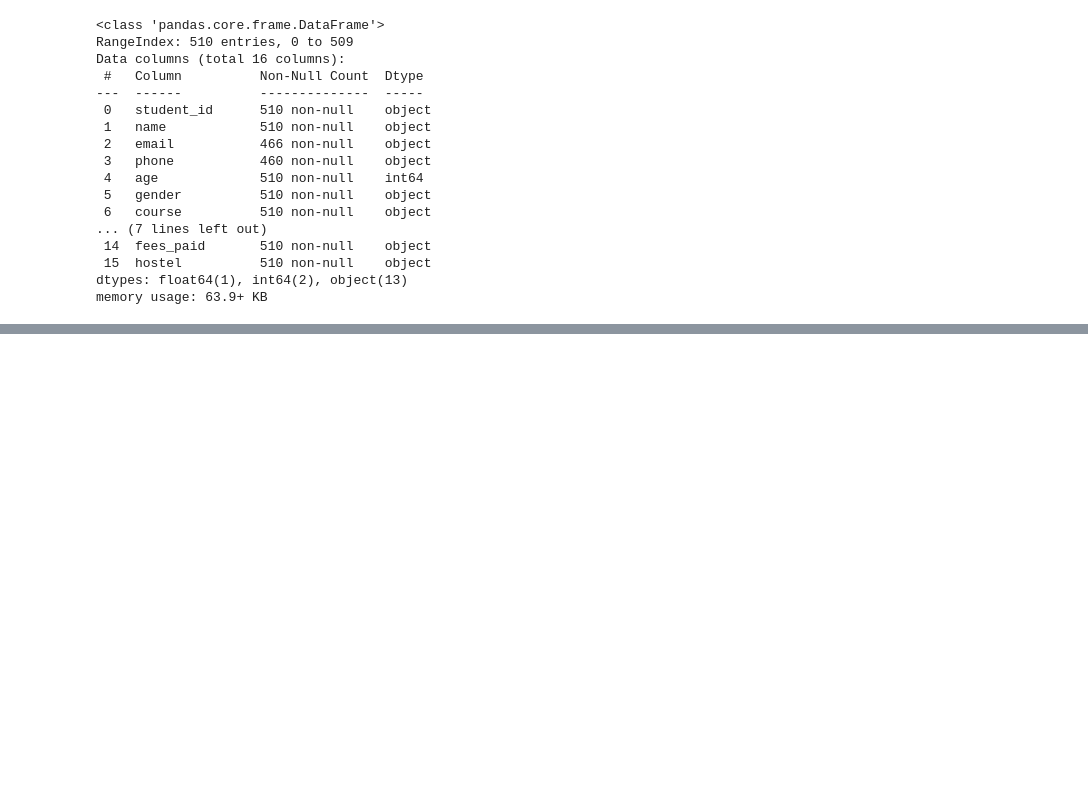
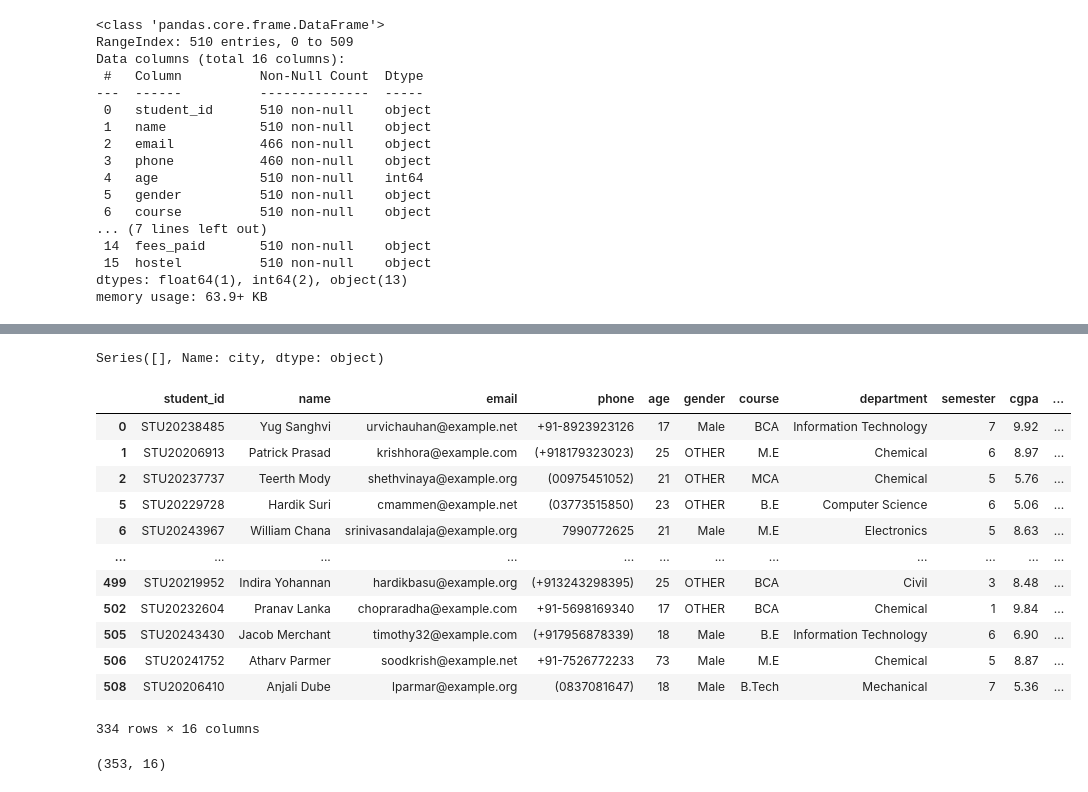
Before and after one commit to MR-pavan-patil/Pavan-Main-datascince, a Jupyter notebook: GPT LEARN/indain_college_messy.ipynb, the cells around one changed output, grey strips where cells are left out. Drawn from its saved outputs; the diff is of its cells as text; code cells hidden in the pictures; blank space fills up the shorter version.

Commit message:
one data set cleaned and saved

```diff
--- a/GPT LEARN/indain_college_messy.ipynb
+++ b/GPT LEARN/indain_college_messy.ipynb
@@ -396,0 +635,13 @@ memory usage: 63.9+ KB
+# %%
+def clean_attendance(att):
+    if pd.isna(att):
+        return att
+    # Convert to string and remove % if present
+    att_str = str(att).replace('%', '').strip()
+    # Convert to float
+    att_value = float(att_str)
+    # Cap at 100
+    if att_value > 100:
+        att_value = 100.0
+    # Round to 1 decimal
+    return round(att_value, 1)
@@ -396,0 +666,2 @@ memory usage: 63.9+ KB
+# %%
+df['attendance'] = df['attendance'].apply(clean_attendance)
@@ -396,0 +714,2 @@ memory usage: 63.9+ KB
+# %%
+df["attendance"]=df["attendance"].fillna(0.0)
@@ -396,0 +760,26 @@ memory usage: 63.9+ KB
+# %%
+df["city"].mode()
+# %% [output]
+Series([], Name: city, dtype: object)
+# %%
+df=df.dropna()
+# %%
+df
+# %% [output]
+|  | student_id | name | email | phone | age | gender | course | department | semester | cgpa | ... |
+| 0 | STU20238485 | Yug Sanghvi | urvichauhan@example.net | +91-8923923126 | 17 | Male | BCA | Information Technology | 7 | 9.92 | ... |
+| 1 | STU20206913 | Patrick Prasad | krishhora@example.com | (+918179323023) | 25 | OTHER | M.E | Chemical | 6 | 8.97 | ... |
+| 2 | STU20237737 | Teerth Mody | shethvinaya@example.org | (00975451052) | 21 | OTHER | MCA | Chemical | 5 | 5.76 | ... |
+| 5 | STU20229728 | Hardik Suri | cmammen@example.net | (03773515850) | 23 | OTHER | B.E | Computer Science | 6 | 5.06 | ... |
+| 6 | STU20243967 | William Chana | srinivasandalaja@example.org | 7990772625 | 21 | Male | M.E | Electronics | 5 | 8.63 | ... |
+| ... | ... | ... | ... | ... | ... | ... | ... | ... | ... | ... | ... |
+| 499 | STU20219952 | Indira Yohannan | hardikbasu@example.org | (+913243298395) | 25 | OTHER | BCA | Civil | 3 | 8.48 | ... |
+| 502 | STU20232604 | Pranav Lanka | chopraradha@example.com | +91-5698169340 | 17 | OTHER | BCA | Chemical | 1 | 9.84 | ... |
+| 505 | STU20243430 | Jacob Merchant | timothy32@example.com | (+917956878339) | 18 | Male | B.E | Information Technology | 6 | 6.90 | ... |
+| 506 | STU20241752 | Atharv Parmer | soodkrish@example.net | +91-7526772233 | 73 | Male | M.E | Chemical | 5 | 8.87 | ... |
+| 508 | STU20206410 | Anjali Dube | lparmar@example.org | (0837081647) | 18 | Male | B.Tech | Mechanical | 7 | 5.36 | ... |
+334 rows × 16 columns
+# %%
+df.shape
+# %% [output]
+(353, 16)
```
Also changed, not shown: parts of 46 cells of this notebook, 3 other files.
